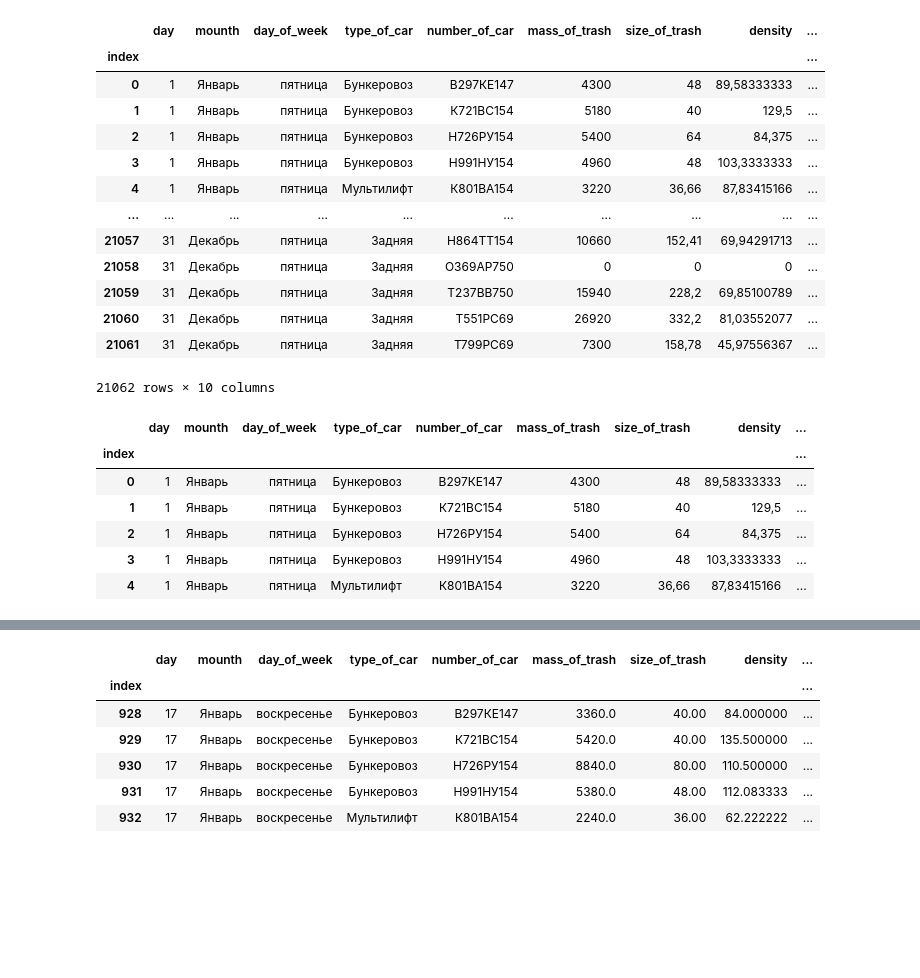
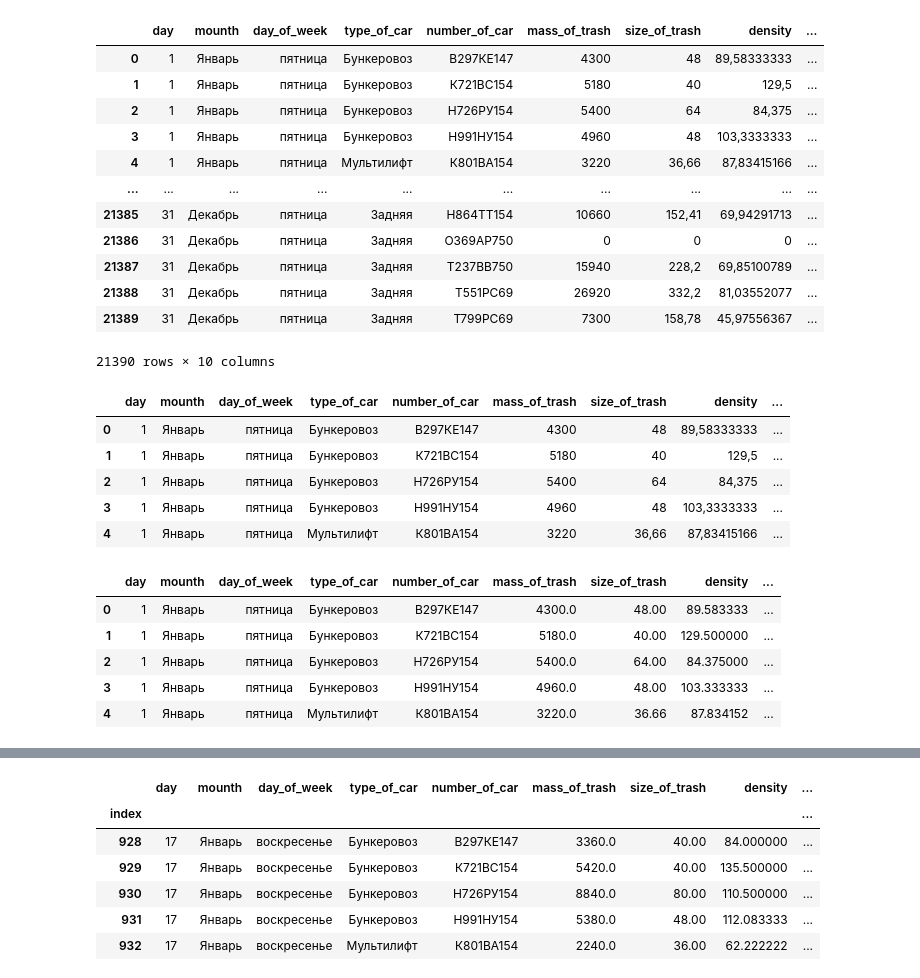
Before and after one commit to ssd2008/GWM, a Jupyter notebook: BMM.ipynb, the cells around one changed output, grey strips where cells are left out. Cells and saved outputs as stored; diff of their text form; code cells hidden in the pictures; blank space fills up the shorter version.

```diff
--- a/BMM.ipynb
+++ b/BMM.ipynb
@@ -2,32 +2,55 @@
 import pandas as pd
 import numpy as np
 # %%
-bd = pd.read_csv('base_weather.xlsx - Sheet1.csv', index_col=0)
+bd = pd.read_csv('base - с погодой.csv')
 # %%
 bd
 # %% [output]
 |  | day | mounth | day_of_week | type_of_car | number_of_car | mass_of_trash | size_of_trash | density | ... |
-| index |  |  |  |  |  |  |  |  | ... |
 | 0 | 1 | Январь | пятница | Бункеровоз | В297КЕ147 | 4300 | 48 | 89,58333333 | ... |
 | 1 | 1 | Январь | пятница | Бункеровоз | К721ВС154 | 5180 | 40 | 129,5 | ... |
 | 2 | 1 | Январь | пятница | Бункеровоз | Н726РУ154 | 5400 | 64 | 84,375 | ... |
 | 3 | 1 | Январь | пятница | Бункеровоз | Н991НУ154 | 4960 | 48 | 103,3333333 | ... |
 | 4 | 1 | Январь | пятница | Мультилифт | К801ВА154 | 3220 | 36,66 | 87,83415166 | ... |
 | ... | ... | ... | ... | ... | ... | ... | ... | ... | ... |
-| 21057 | 31 | Декабрь | пятница | Задняя | Н864ТТ154 | 10660 | 152,41 | 69,94291713 | ... |
-| 21058 | 31 | Декабрь | пятница | Задняя | О369АР750 | 0 | 0 | 0 | ... |
-| 21059 | 31 | Декабрь | пятница | Задняя | Т237ВВ750 | 15940 | 228,2 | 69,85100789 | ... |
-| 21060 | 31 | Декабрь | пятница | Задняя | Т551РС69 | 26920 | 332,2 | 81,03552077 | ... |
-| 21061 | 31 | Декабрь | пятница | Задняя | Т799РС69 | 7300 | 158,78 | 45,97556367 | ... |
+| 21385 | 31 | Декабрь | пятница | Задняя | Н864ТТ154 | 10660 | 152,41 | 69,94291713 | ... |
+| 21386 | 31 | Декабрь | пятница | Задняя | О369АР750 | 0 | 0 | 0 | ... |
+| 21387 | 31 | Декабрь | пятница | Задняя | Т237ВВ750 | 15940 | 228,2 | 69,85100789 | ... |
+| 21388 | 31 | Декабрь | пятница | Задняя | Т551РС69 | 26920 | 332,2 | 81,03552077 | ... |
+| 21389 | 31 | Декабрь | пятница | Задняя | Т799РС69 | 7300 | 158,78 | 45,97556367 | ... |
-21062 rows × 10 columns
+21390 rows × 10 columns
+# %%
+bd['type_of_car'] = bd['type_of_car'].str.replace('ФУСО', 'Фусо')
+bd['type_of_car'] = bd['type_of_car'].str.replace('боковая', 'Боковая')
+bd['type_of_car'] = bd['type_of_car'].str.replace('бункеровоз', 'Бункеровоз')
+bd['type_of_car'] = bd['type_of_car'].str.replace('задняя', 'Задняя')
+bd['type_of_car'] = bd['type_of_car'].str.replace('кму', 'КМУ')
+bd['type_of_car'] = bd['type_of_car'].str.replace('мультилифт', 'Мультилифт')
+bd['type_of_car'] = bd['type_of_car'].str.replace('самосвал', 'Самосвал')
+bd['type_of_car'] = bd['type_of_car'].str.replace('фусо', 'Фусо')
+bd.head()
+# %% [output]
+|  | day | mounth | day_of_week | type_of_car | number_of_car | mass_of_trash | size_of_trash | density | ... |
+| 0 | 1 | Январь | пятница | Бункеровоз | В297КЕ147 | 4300 | 48 | 89,58333333 | ... |
+| 1 | 1 | Январь | пятница | Бункеровоз | К721ВС154 | 5180 | 40 | 129,5 | ... |
+| 2 | 1 | Январь | пятница | Бункеровоз | Н726РУ154 | 5400 | 64 | 84,375 | ... |
+| 3 | 1 | Январь | пятница | Бункеровоз | Н991НУ154 | 4960 | 48 | 103,3333333 | ... |
+| 4 | 1 | Январь | пятница | Мультилифт | К801ВА154 | 3220 | 36,66 | 87,83415166 | ... |
 # %%
 bd = bd[bd['size_of_trash'] != '0']
+bd = bd[bd['mass_of_trash'] != '0']
+bd = bd[bd['mass_of_trash'] != '-']
+bd['mass_of_trash'] = bd['mass_of_trash'].str.replace(' ', '').str.replace(',', '.').astype(float)
+bd['size_of_trash'] = bd['size_of_trash'].str.replace(' ', '').str.replace(',', '.').astype(float)
+bd['density'] = bd['density'].str.replace(' ', '').str.replace(',', '.').astype(float)
+bd['tmin'] = bd['tmin'].str.replace('°', '').astype(float)
+bd['tmax'] = bd['tmax'].str.replace('°', '').astype(float)
+bd['taverage'] = (bd['tmax'] + bd['tmin']) / 2
 bd.head()
 # %% [output]
 |  | day | mounth | day_of_week | type_of_car | number_of_car | mass_of_trash | size_of_trash | density | ... |
-| index |  |  |  |  |  |  |  |  | ... |
-| 0 | 1 | Январь | пятница | Бункеровоз | В297КЕ147 | 4300 | 48 | 89,58333333 | ... |
-| 1 | 1 | Январь | пятница | Бункеровоз | К721ВС154 | 5180 | 40 | 129,5 | ... |
-| 2 | 1 | Январь | пятница | Бункеровоз | Н726РУ154 | 5400 | 64 | 84,375 | ... |
-| 3 | 1 | Январь | пятница | Бункеровоз | Н991НУ154 | 4960 | 48 | 103,3333333 | ... |
-| 4 | 1 | Январь | пятница | Мультилифт | К801ВА154 | 3220 | 36,66 | 87,83415166 | ... |
+| 0 | 1 | Январь | пятница | Бункеровоз | В297КЕ147 | 4300.0 | 48.00 | 89.583333 | ... |
+| 1 | 1 | Январь | пятница | Бункеровоз | К721ВС154 | 5180.0 | 40.00 | 129.500000 | ... |
+| 2 | 1 | Январь | пятница | Бункеровоз | Н726РУ154 | 5400.0 | 64.00 | 84.375000 | ... |
+| 3 | 1 | Январь | пятница | Бункеровоз | Н991НУ154 | 4960.0 | 48.00 | 103.333333 | ... |
+| 4 | 1 | Январь | пятница | Мультилифт | К801ВА154 | 3220.0 | 36.66 | 87.834152 | ... |
```
Also changed, not shown: parts of 16 cells of this notebook.
